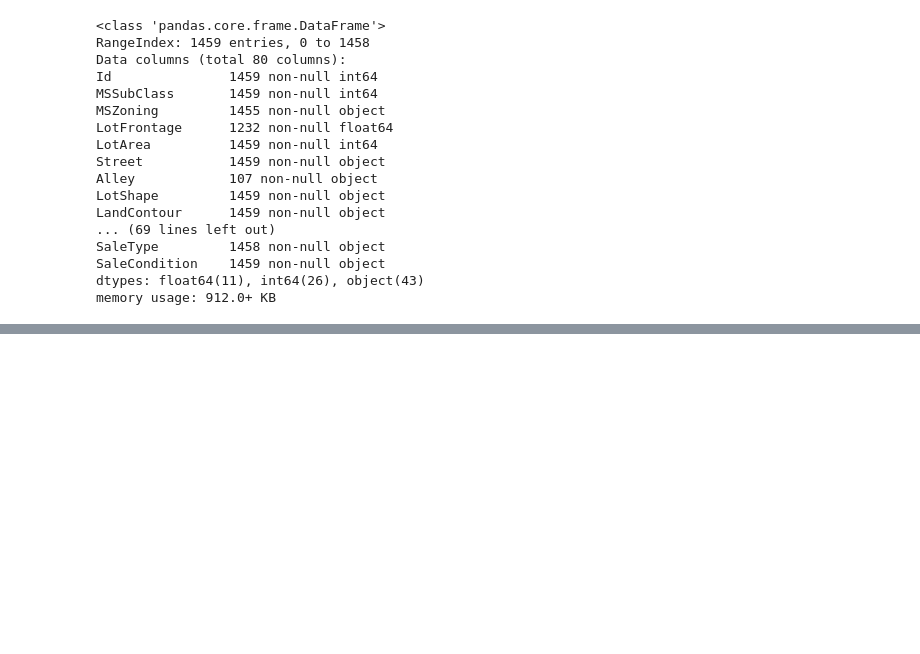
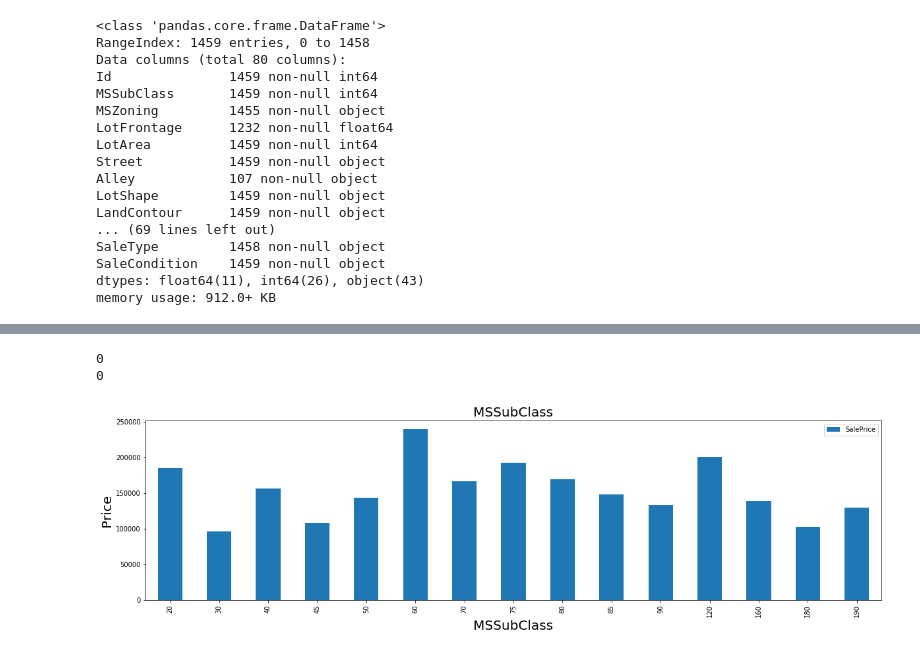
Before and after one commit to gjustin40/Kaggle, a Jupyter notebook: House-Prices/House_prices.ipynb, the cells around one changed output, grey strips where cells are left out. Saved outputs shown, nothing was run; the diff lists cells and outputs as text; code cells hidden in the pictures; blank space fills up the shorter version.

Commit message:
Add analysis
Data exploration

```diff
--- a/House-Prices/House_prices.ipynb
+++ b/House-Prices/House_prices.ipynb
@@ -96,0 +195,10 @@ memory usage: 912.0+ KB
+# %%
+for data in train_test_data:
+    print(data['MSSubClass'].isnull().sum())
+# %% [output]
+0
+0
+# %%
+chart_bar('MSSubClass')
+# %% [output]
+[figure, added]
```
Also changed, not shown: parts of 21 cells of this notebook.
